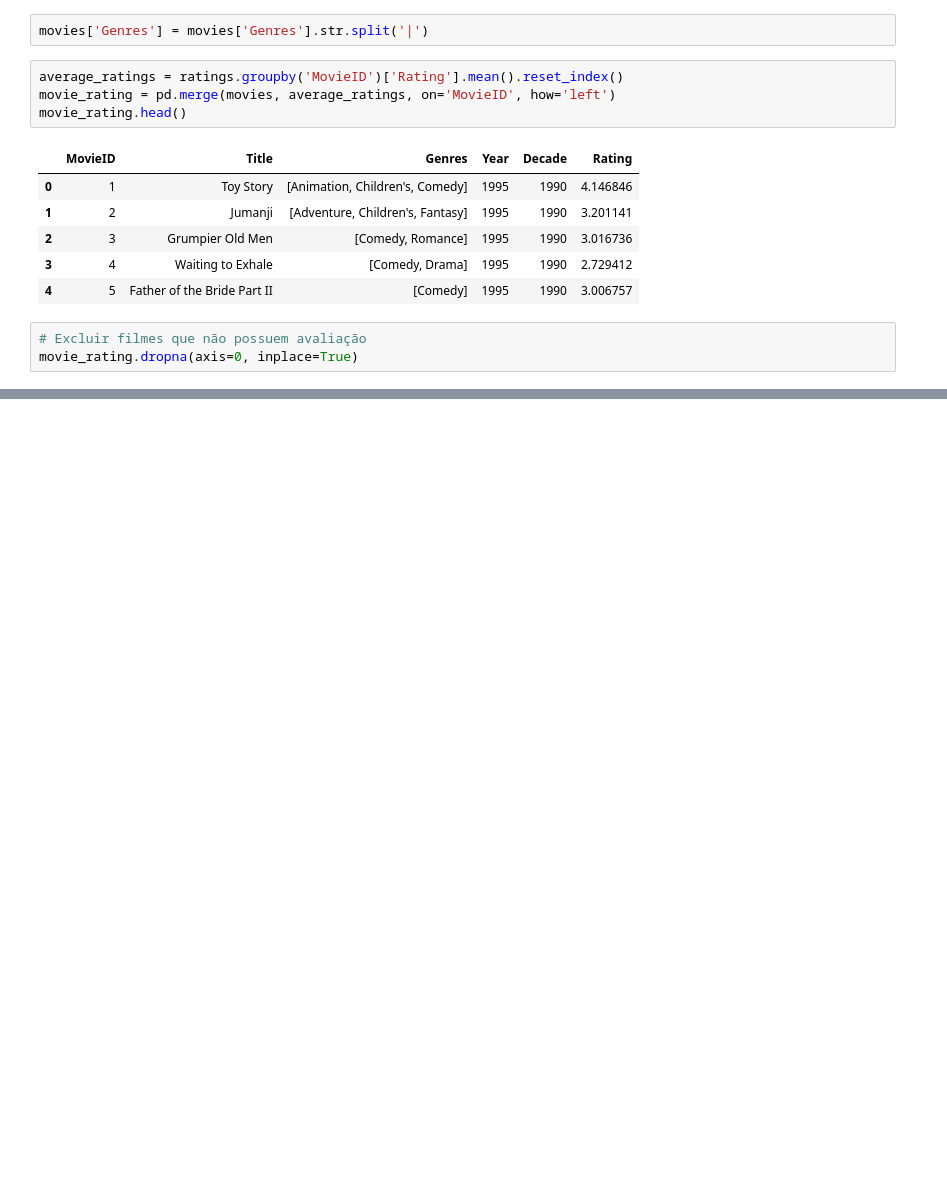
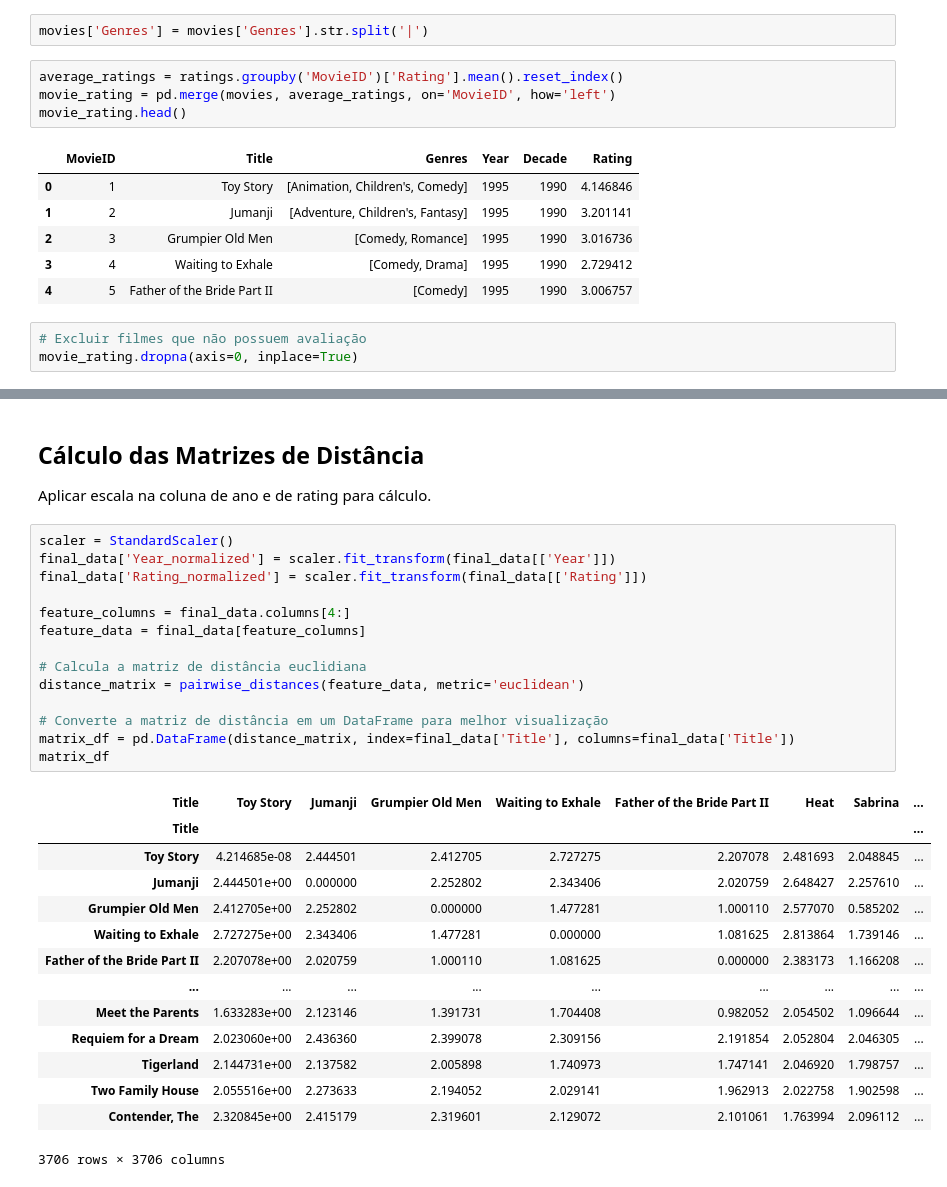
Before and after one commit to casalecchi/data-mining, a Jupyter notebook: movie.ipynb, the cells around one changed output, grey strips where cells are left out. Cells and saved outputs as stored; diff of their text form; blank space fills up the shorter version.

```diff
--- a/movie.ipynb
+++ b/movie.ipynb
@@ -186,0 +214,33 @@ movie_rating.dropna(axis=0, inplace=True)
+# %% [markdown]
+## Cálculo das Matrizes de Distância
+
+Aplicar escala na coluna de ano e de rating para cálculo.
+# %%
+scaler = StandardScaler()
+final_data['Year_normalized'] = scaler.fit_transform(final_data[['Year']])
+final_data['Rating_normalized'] = scaler.fit_transform(final_data[['Rating']])
+
+feature_columns = final_data.columns[4:]
+feature_data = final_data[feature_columns]
+
+# Calcula a matriz de distância euclidiana
+distance_matrix = pairwise_distances(feature_data, metric='euclidean')
+
+# Converte a matriz de distância em um DataFrame para melhor visualização
+matrix_df = pd.DataFrame(distance_matrix, index=final_data['Title'], columns=final_data['Title'])
+matrix_df
+# %% [output]
+| Title | Toy Story | Jumanji | Grumpier Old Men | Waiting to Exhale | Father of the Bride Part II | Heat | Sabrina | ... |
+| Title |  |  |  |  |  |  |  | ... |
+| Toy Story | 4.214685e-08 | 2.444501 | 2.412705 | 2.727275 | 2.207078 | 2.481693 | 2.048845 | ... |
+| Jumanji | 2.444501e+00 | 0.000000 | 2.252802 | 2.343406 | 2.020759 | 2.648427 | 2.257610 | ... |
+| Grumpier Old Men | 2.412705e+00 | 2.252802 | 0.000000 | 1.477281 | 1.000110 | 2.577070 | 0.585202 | ... |
+| Waiting to Exhale | 2.727275e+00 | 2.343406 | 1.477281 | 0.000000 | 1.081625 | 2.813864 | 1.739146 | ... |
+| Father of the Bride Part II | 2.207078e+00 | 2.020759 | 1.000110 | 1.081625 | 0.000000 | 2.383173 | 1.166208 | ... |
+| ... | ... | ... | ... | ... | ... | ... | ... | ... |
+| Meet the Parents | 1.633283e+00 | 2.123146 | 1.391731 | 1.704408 | 0.982052 | 2.054502 | 1.096644 | ... |
+| Requiem for a Dream | 2.023060e+00 | 2.436360 | 2.399078 | 2.309156 | 2.191854 | 2.052804 | 2.046305 | ... |
+| Tigerland | 2.144731e+00 | 2.137582 | 2.005898 | 1.740973 | 1.747141 | 2.046920 | 1.798757 | ... |
+| Two Family House | 2.055516e+00 | 2.273633 | 2.194052 | 2.029141 | 1.962913 | 2.022758 | 1.902598 | ... |
+| Contender, The | 2.320845e+00 | 2.415179 | 2.319601 | 2.129072 | 2.101061 | 1.763994 | 2.096112 | ... |
+3706 rows × 3706 columns
```
Also changed, not shown: parts of 10 cells of this notebook.
